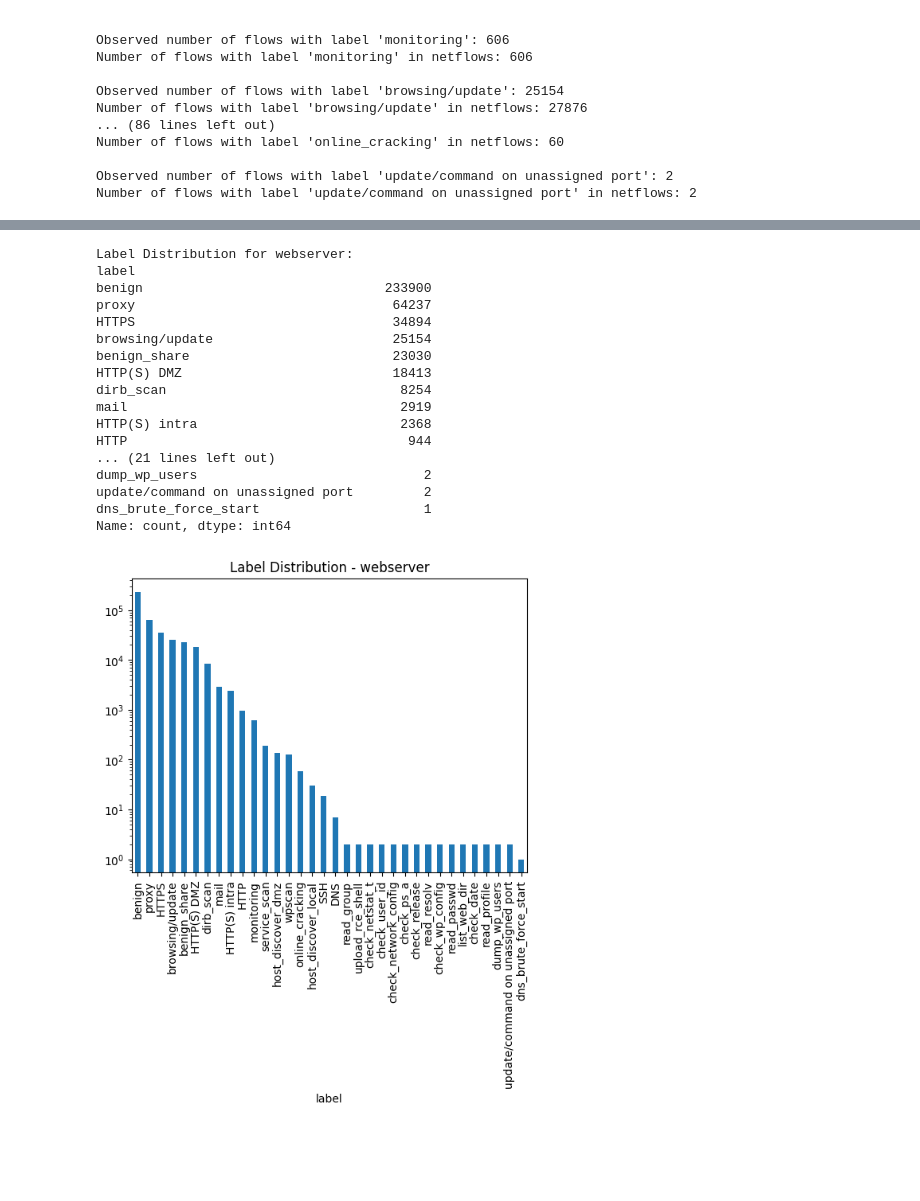
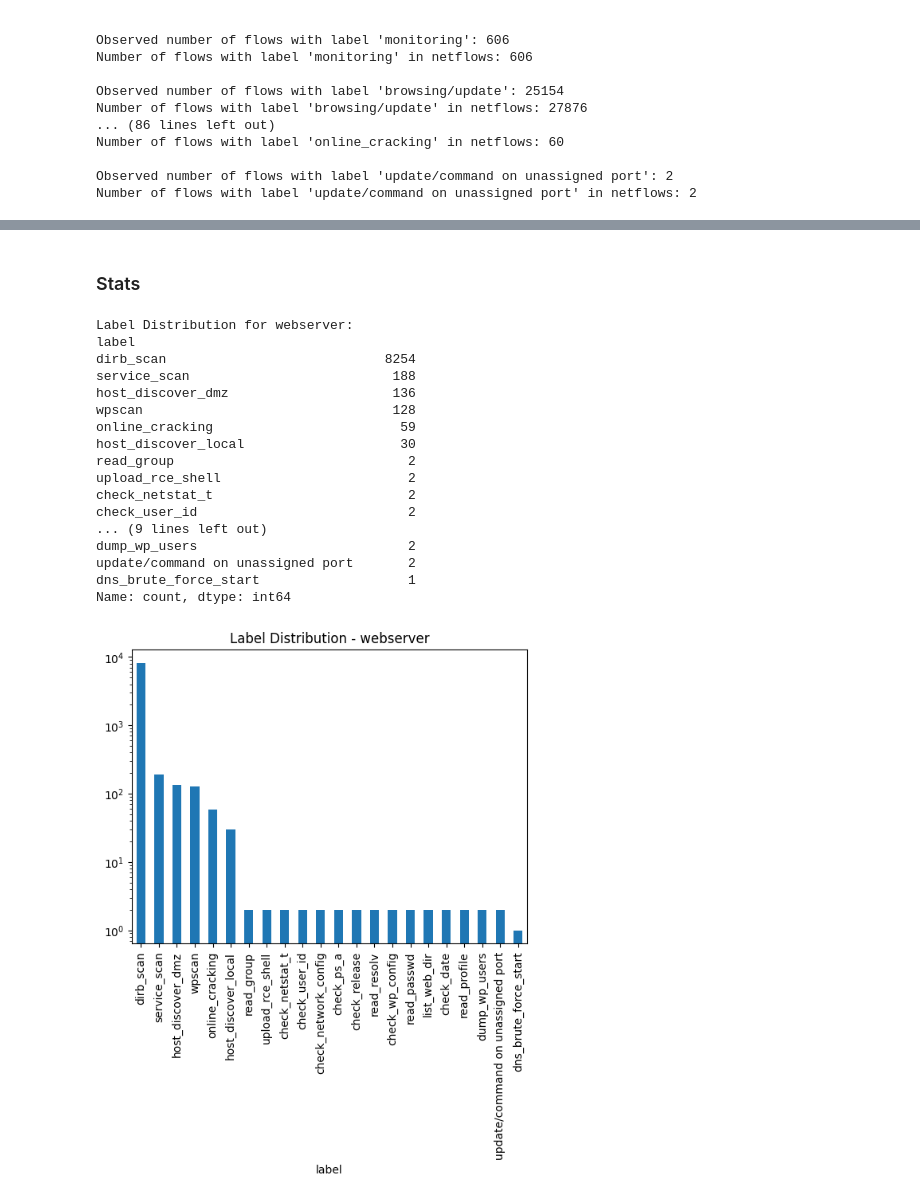
Before and after one commit to sofiaburkow/DeepChronos, a Jupyter notebook: notebooks/ait_analysis.ipynb, the cells around one changed output, grey strips where cells are left out. Saved outputs shown, nothing was run; the diff lists cells and outputs as text; code cells hidden in the pictures; blank space fills up the shorter version.

Commit message:
attack phase analysis

```diff
--- a/notebooks/ait_analysis.ipynb
+++ b/notebooks/ait_analysis.ipynb
@@ -188,0 +193,5 @@ Number of flows with label 'update/command on unassigned port' in netflows: 2
+# %%
+df = df_all_sensors.copy()
+# %%
+df = df.sort_values("start_time").reset_index(drop=True)
+# df['t_rel'] = df['start_time'] - df['start_time'].min()
@@ -188,0 +292,5 @@ Number of flows with label 'update/command on unassigned port' in netflows: 2
+# %%
+benign_labels = ["DNS", "SSH", "HTTP(S) DMZ", "mail", "proxy", "HTTPS", "HTTP", "HTTP(S) intra", "browsing/update", "monitoring", "benign_share"]
+attack_labels = [lbl for lbl in all_labels if lbl not in benign_labels]
+print("Benign labels:", benign_labels)
+print("Attack labels:", attack_labels)
@@ -188,0 +300,9 @@ Number of flows with label 'update/command on unassigned port' in netflows: 2
+# %%
+phase_bounds_attack = (
+    df[df['label'].isin(attack_labels)]
+    .groupby('label')['start_time']
+    .agg(['min', 'max'])
+    .sort_values('min')
+)
+
+df_attack = df[df['label'].isin(attack_labels)]
@@ -189,3 +318,5 @@ Number of flows with label 'update/command on unassigned port' in netflows: 2
+# %% [markdown]
+### Stats
 # %%
 def label_stats(df, sensor_host, plot_bar=True):
     label_counts = df["label"].value_counts()
@@ -198,26 +329,26 @@ def label_stats(df, sensor_host, plot_bar=True):
         bar.set_yscale("log")
     print()
 # %%
-label_stats(df_all_sensors, sensor_host)
+label_stats(df_attack, sensor_host)
 # %% [output]
 Label Distribution for webserver:
 label
-benign                               233900
-proxy                                 64237
-HTTPS                                 34894
-browsing/update                       25154
-benign_share                          23030
-HTTP(S) DMZ                           18413
-dirb_scan                              8254
-mail                                   2919
-HTTP(S) intra                          2368
-HTTP                                    944
-... (21 lines left out)
-dump_wp_users                             2
-update/command on unassigned port         2
-dns_brute_force_start                     1
+dirb_scan                            8254
+service_scan                          188
+host_discover_dmz                     136
+wpscan                                128
+online_cracking                        59
+host_discover_local                    30
+read_group                              2
+upload_rce_shell                        2
+check_netstat_t                         2
+check_user_id                           2
+... (9 lines left out)
+dump_wp_users                           2
+update/command on unassigned port       2
+dns_brute_force_start                   1
 Name: count, dtype: int64
-[figure, old version]
+[figure, new version]
 # %%
 def dataset_stats(df, print_details=True):
     total_flows = len(df)
```
Also changed, not shown: parts of 16 cells of this notebook.
